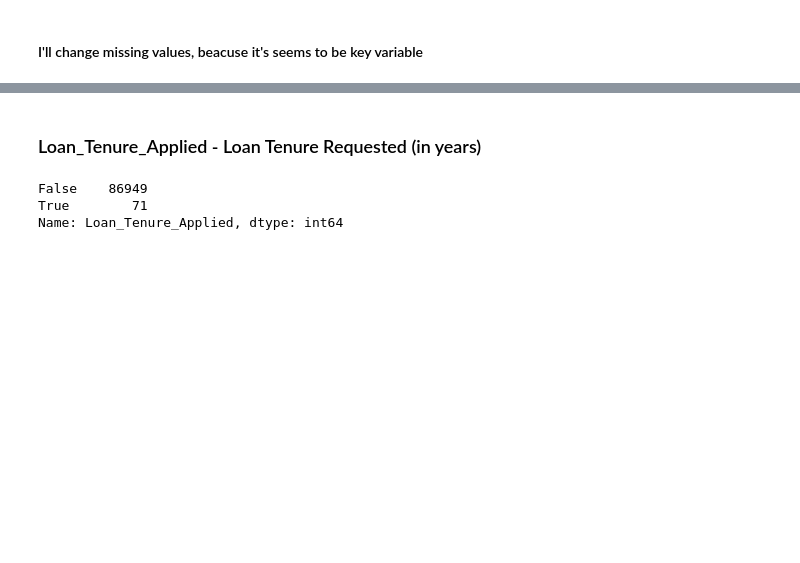
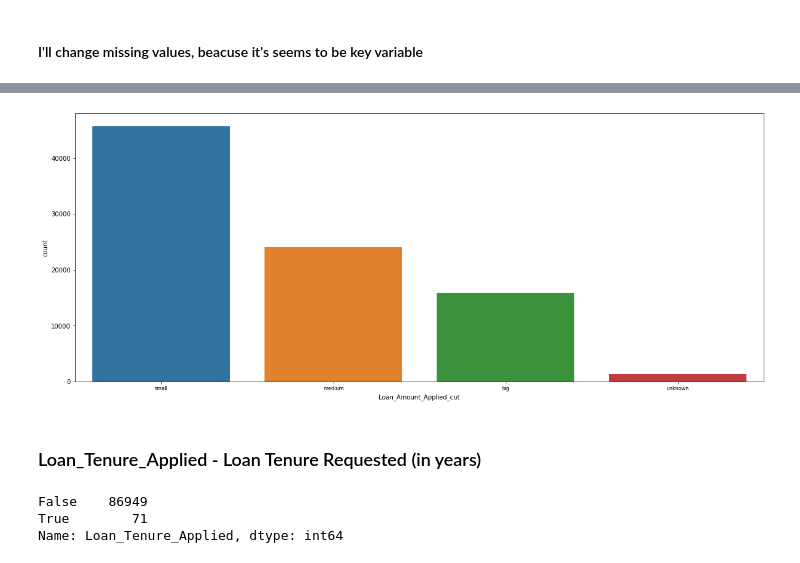
Before and after one commit to agomolka/AutomateDealingWithImbalance, a Jupyter notebook: main.ipynb, the cells around one changed output, grey strips where cells are left out. Cells and saved outputs as stored; diff of their text form; code cells hidden in the pictures; blank space fills up the shorter version.

```diff
--- a/main.ipynb
+++ b/main.ipynb
@@ -518,3 +539,11 @@ test_set['Loan_Amount_Applied_cut'] = test_set['Loan_Amount_Applied_cut'].replac
+# %%
+fig = plt.figure(figsize=(20,8))
+ax = fig.add_subplot(111)
+plt.rc('xtick',labelsize=8)
+sns.countplot(x = "Loan_Amount_Applied_cut", data = train_set)
+plt.show()
+# %% [output]
+[figure, added]
 # %%
 cat_features.append('Loan_Amount_Applied_cut')
 # %% [markdown]
```
Also changed, not shown: parts of 7 cells of this notebook.
